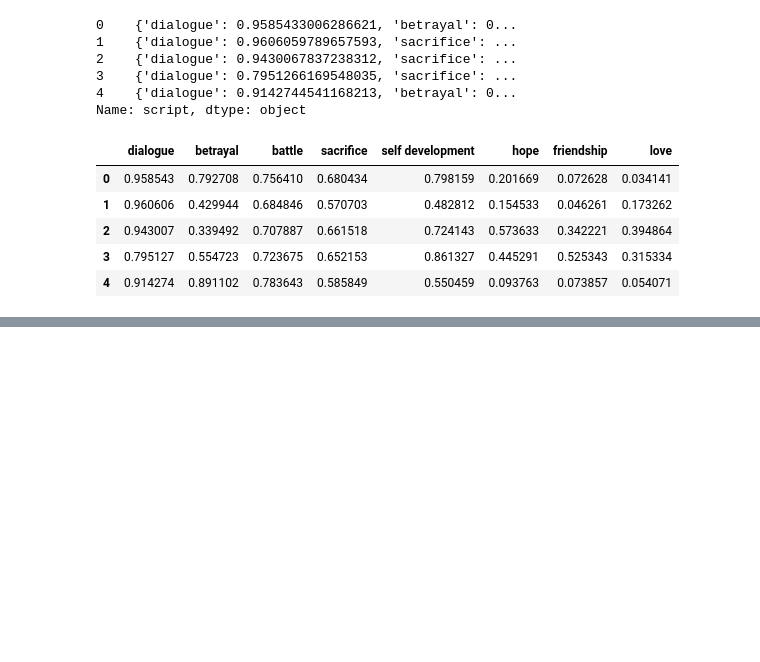
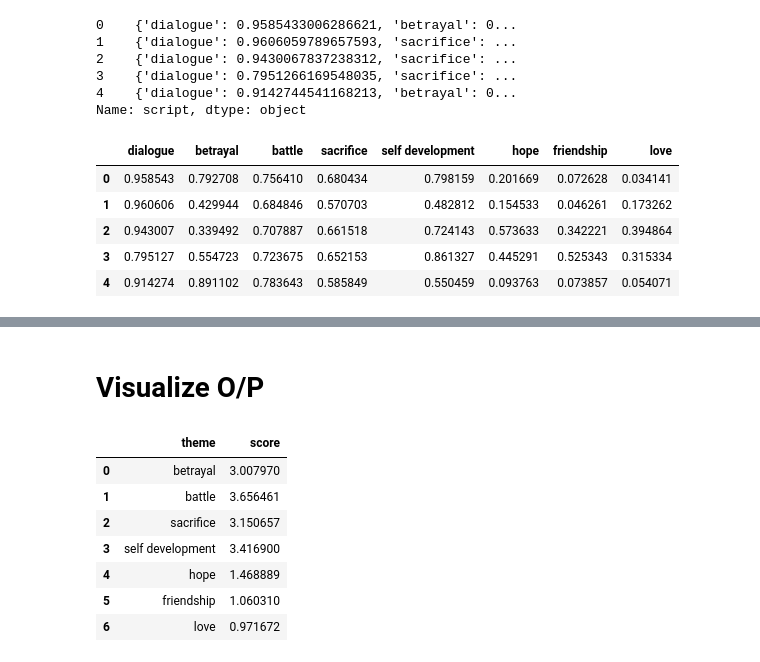
Before and after one commit to PranshuKoshta/series_analysis_NLP, a Jupyter notebook: theme_classifier/theme_classification_development.ipynb, the cells around one changed output, grey strips where cells are left out. Cells and saved outputs as stored; diff of their text form; code cells hidden in the pictures; blank space fills up the shorter version.

```diff
--- a/theme_classifier/theme_classification_development.ipynb
+++ b/theme_classifier/theme_classification_development.ipynb
@@ -279,0 +289,2 @@ df
+# %% [markdown]
+# Visualize O/P
@@ -279,0 +293,13 @@ df
+# %%
+theme_output = df.drop(['episode','script'],axis=1).sum().reset_index()
+theme_output.columns = ['theme','score']
+theme_output
+# %% [output]
+|  | theme | score |
+| 0 | betrayal | 3.007970 |
+| 1 | battle | 3.656461 |
+| 2 | sacrifice | 3.150657 |
+| 3 | self development | 3.416900 |
+| 4 | hope | 1.468889 |
+| 5 | friendship | 1.060310 |
+| 6 | love | 0.971672 |
```
Also changed, not shown: parts of 4 cells of this notebook, 10 other files.
